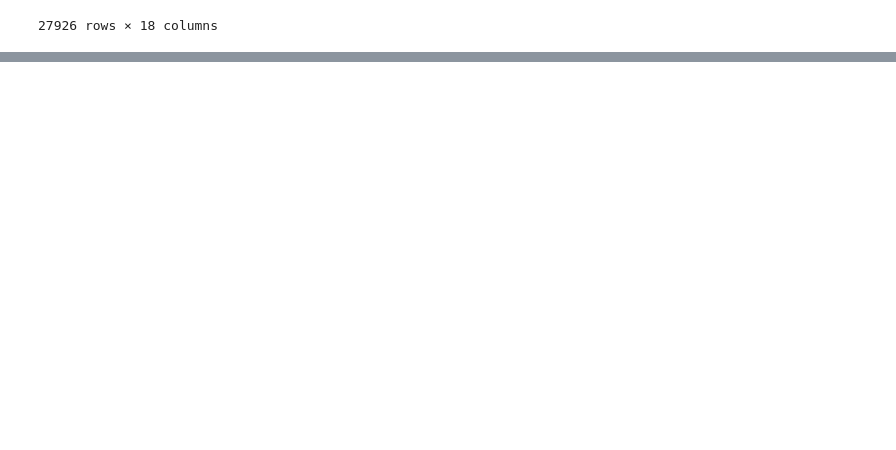
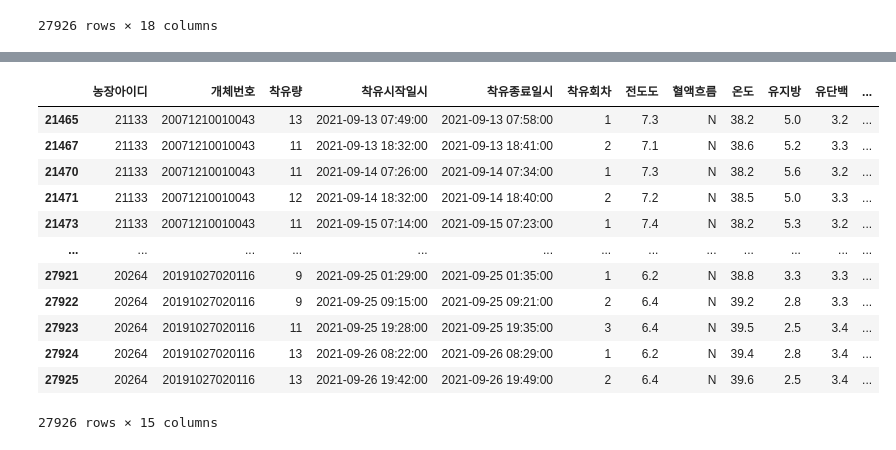
Before and after one commit to jiwon512/practical_project, a Jupyter notebook: jiwon/preprocessing.ipynb, the cells around one changed output, grey strips where cells are left out. Drawn from its saved outputs; the diff is of its cells as text; code cells hidden in the pictures; blank space fills up the shorter version.

```diff
--- a/jiwon/preprocessing.ipynb
+++ b/jiwon/preprocessing.ipynb
@@ -22,0 +52,4 @@ df
+# %%
+# 체세포, 수집건수, 측정일시, 제조사 아이디, 축종코드 컬럼 제거
+
+df = df.drop(columns=['체세포', '수집건수', '측정일시', '제조사 아이디', '축종코드'])
@@ -22,0 +99,15 @@ df
+# %%
+# 착유시작일시, 종료일시 datetime으로 변환
+
+df['착유시작일시'] = pd.to_datetime(df['착유시작일시'])
+df['착유종료일시'] = pd.to_datetime(df['착유종료일시'])
+
+
+# 착유시간 계산
+
+df['착유시간'] = (df['착유종료일시'] - df['착유시작일시']).dt.total_seconds() / 60
+
+print("=== 착유시간 ===\n")
+print(df[['개체번호', '착유시간']].head())
+print("\n")
+print(df['착유시간'].describe())
@@ -22,0 +134,17 @@ df
+# %%
+# 착유간격 구하기
+
+df = df.sort_values(['개체번호', '착유시작일시'])
+df['prev_end'] = df.groupby('개체번호')['착유종료일시'].shift(1)
+df['착유간격'] = (df['착유시작일시'] - df['prev_end']).dt.total_seconds() / 3600
+df['착유간격'] = (
+    df.groupby('개체번호')['착유간격']
+      .transform(lambda x: x.fillna(x.mean()))
+)
+df = df.drop(columns='prev_end')
+
+
+print("=== 착유간격 ===")
+print(df[['개체번호', '착유간격']].head())
+print("\n")
+print(df['착유간격'].describe())
@@ -22,0 +170,16 @@ df
+# %%
+df
+# %% [output]
+|  | 농장아이디 | 개체번호 | 착유량 | 착유시작일시 | 착유종료일시 | 착유회차 | 전도도 | 혈액흐름 | 온도 | 유지방 | 유단백 | ... |
+| 21465 | 21133 | 20071210010043 | 13 | 2021-09-13 07:49:00 | 2021-09-13 07:58:00 | 1 | 7.3 | N | 38.2 | 5.0 | 3.2 | ... |
+| 21467 | 21133 | 20071210010043 | 11 | 2021-09-13 18:32:00 | 2021-09-13 18:41:00 | 2 | 7.1 | N | 38.6 | 5.2 | 3.3 | ... |
+| 21470 | 21133 | 20071210010043 | 11 | 2021-09-14 07:26:00 | 2021-09-14 07:34:00 | 1 | 7.3 | N | 38.2 | 5.6 | 3.2 | ... |
+| 21471 | 21133 | 20071210010043 | 12 | 2021-09-14 18:32:00 | 2021-09-14 18:40:00 | 2 | 7.2 | N | 38.5 | 5.0 | 3.3 | ... |
+| 21473 | 21133 | 20071210010043 | 11 | 2021-09-15 07:14:00 | 2021-09-15 07:23:00 | 1 | 7.4 | N | 38.2 | 5.3 | 3.2 | ... |
+| ... | ... | ... | ... | ... | ... | ... | ... | ... | ... | ... | ... | ... |
+| 27921 | 20264 | 20191027020116 | 9 | 2021-09-25 01:29:00 | 2021-09-25 01:35:00 | 1 | 6.2 | N | 38.8 | 3.3 | 3.3 | ... |
+| 27922 | 20264 | 20191027020116 | 9 | 2021-09-25 09:15:00 | 2021-09-25 09:21:00 | 2 | 6.4 | N | 39.2 | 2.8 | 3.3 | ... |
+| 27923 | 20264 | 20191027020116 | 11 | 2021-09-25 19:28:00 | 2021-09-25 19:35:00 | 3 | 6.4 | N | 39.5 | 2.5 | 3.4 | ... |
+| 27924 | 20264 | 20191027020116 | 13 | 2021-09-26 08:22:00 | 2021-09-26 08:29:00 | 1 | 6.2 | N | 39.4 | 2.8 | 3.4 | ... |
+| 27925 | 20264 | 20191027020116 | 13 | 2021-09-26 19:42:00 | 2021-09-26 19:49:00 | 2 | 6.4 | N | 39.6 | 2.5 | 3.4 | ... |
+27926 rows × 15 columns
```
Also changed, not shown: parts of 8 cells of this notebook.
